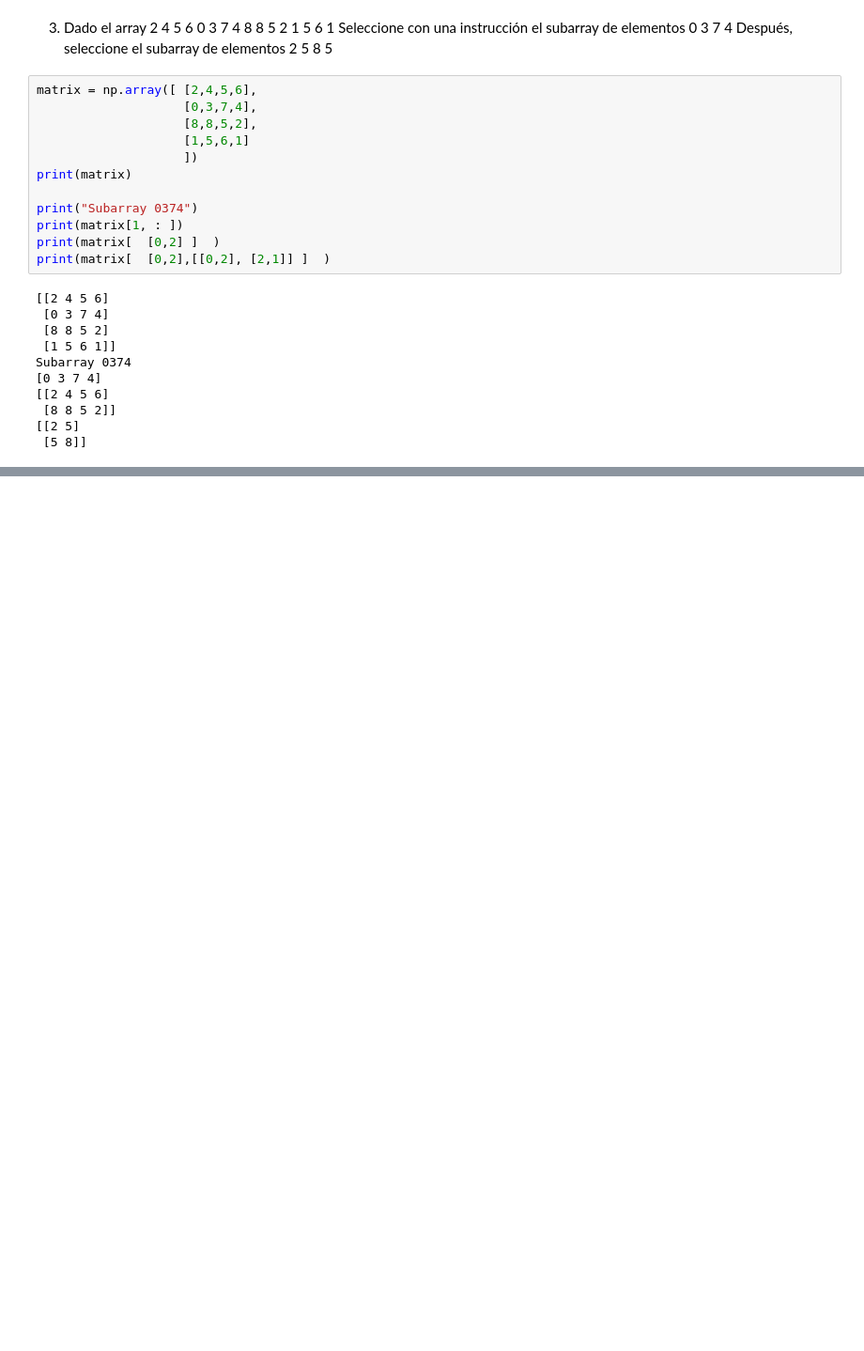
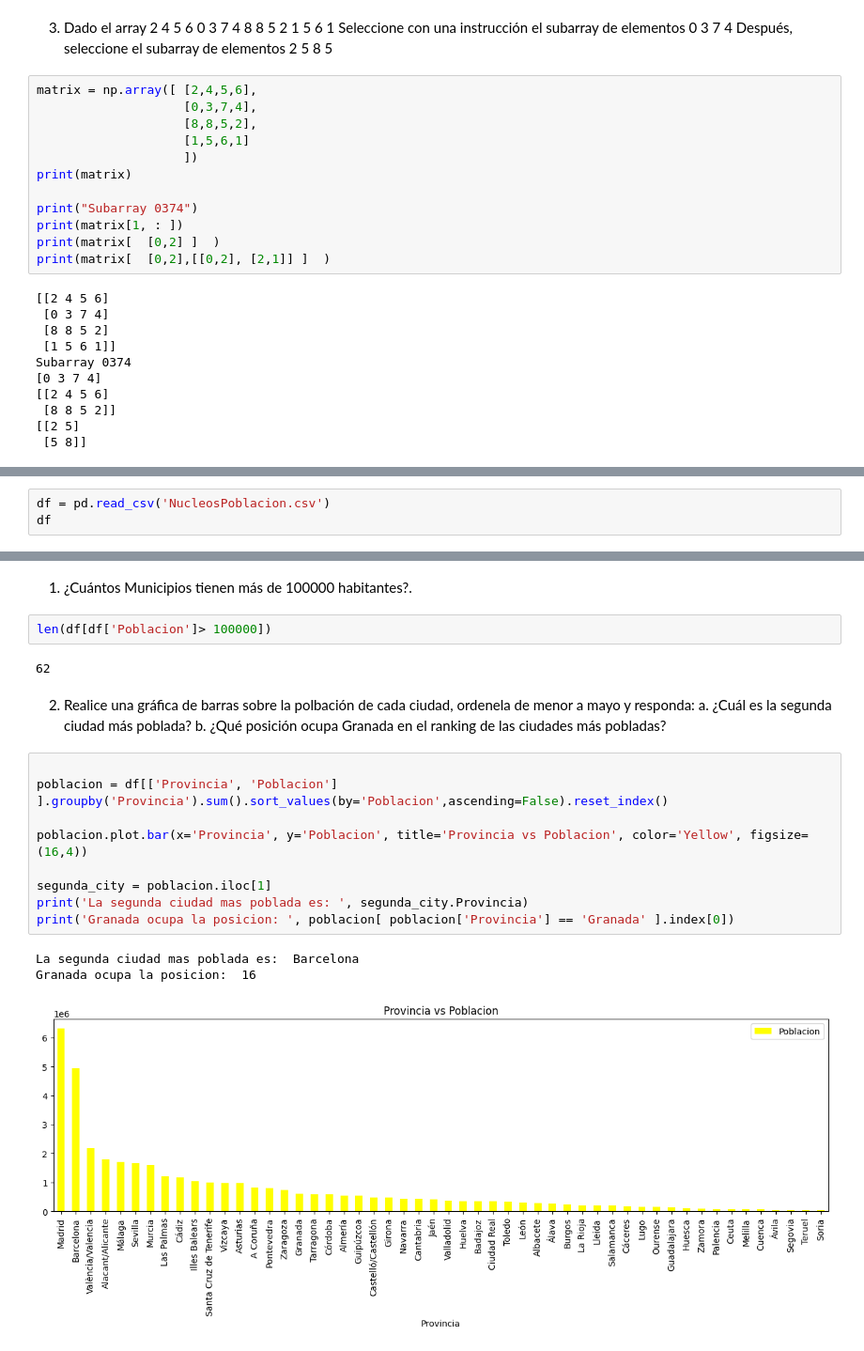
Before and after one commit to Imbravo/laboratorio3, a Jupyter notebook: laboratorio3.ipynb, the cells around one changed output, grey strips where cells are left out. Shown at 94% size. Drawn from its saved outputs; the diff is of its cells as text; blank space fills up the shorter version.

```diff
--- a/laboratorio3.ipynb
+++ b/laboratorio3.ipynb
@@ -60,0 +110,3 @@ Subarray 0374
+# %%
+df = pd.read_csv('NucleosPoblacion.csv')
+df
@@ -60,0 +127,25 @@ Subarray 0374
+# %% [markdown]
+1) ¿Cuántos Municipios tienen más de 100000 habitantes?.
+# %%
+len(df[df['Poblacion']> 100000])
+# %% [output]
+62
+# %% [markdown]
+2) Realice una gráfica de barras sobre la polbación de cada
+ciudad, ordenela de menor a mayo y responda:
+a. ¿Cuál es la segunda ciudad más poblada?
+b. ¿Qué posición ocupa Granada en el ranking de
+las ciudades más pobladas?
+# %%
+
+poblacion = df[['Provincia', 'Poblacion'] ].groupby('Provincia').sum().sort_values(by='Poblacion',ascending=False).reset_index()
+
+poblacion.plot.bar(x='Provincia', y='Poblacion', title='Provincia vs Poblacion', color='Yellow', figsize=(16,4))
+
+segunda_city = poblacion.iloc[1]
+print('La segunda ciudad mas poblada es: ', segunda_city.Provincia)
+print('Granada ocupa la posicion: ', poblacion[ poblacion['Provincia'] == 'Granada' ].index[0])
+# %% [output]
+La segunda ciudad mas poblada es:  Barcelona
+Granada ocupa la posicion:  16
+[figure, added]
```
Also changed, not shown: parts of 20 cells of this notebook.
